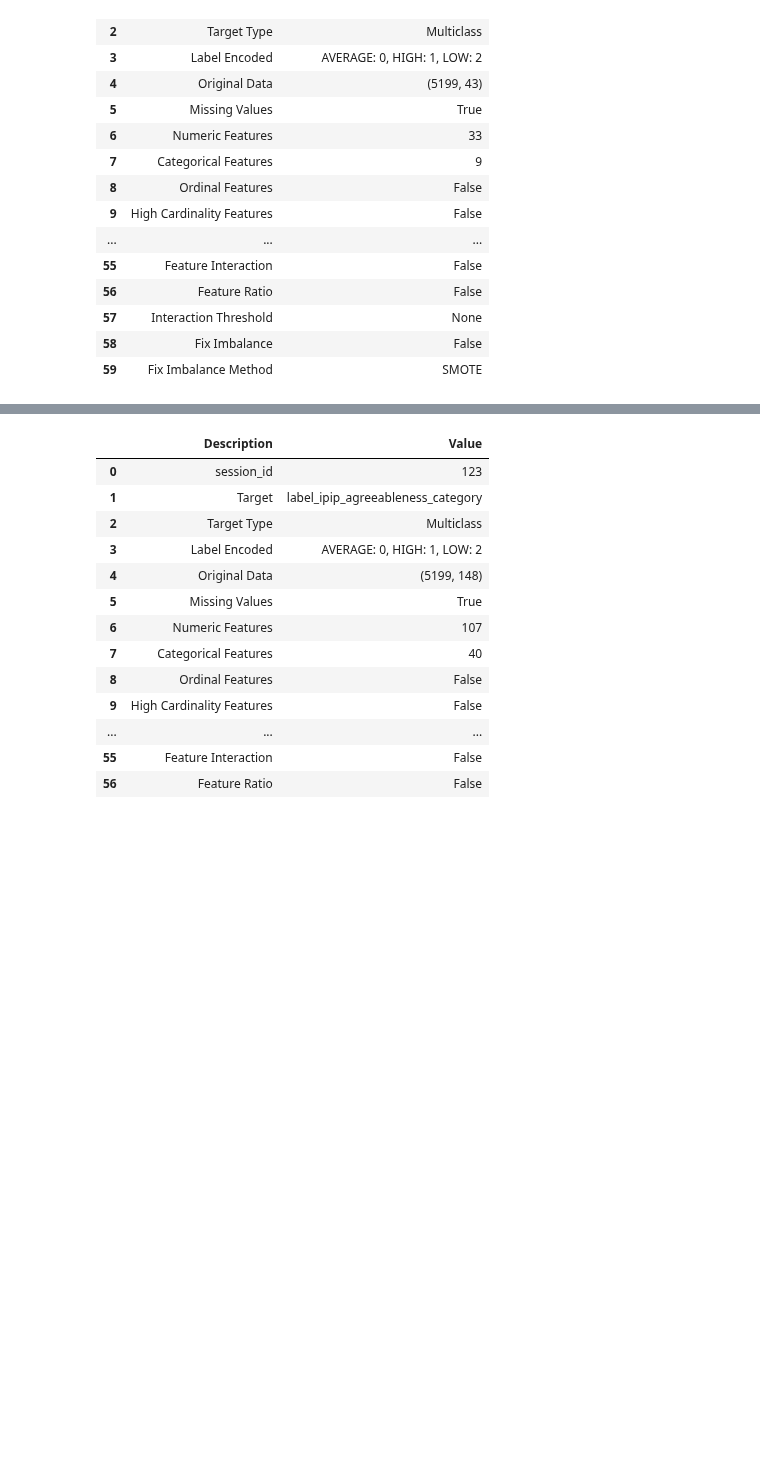
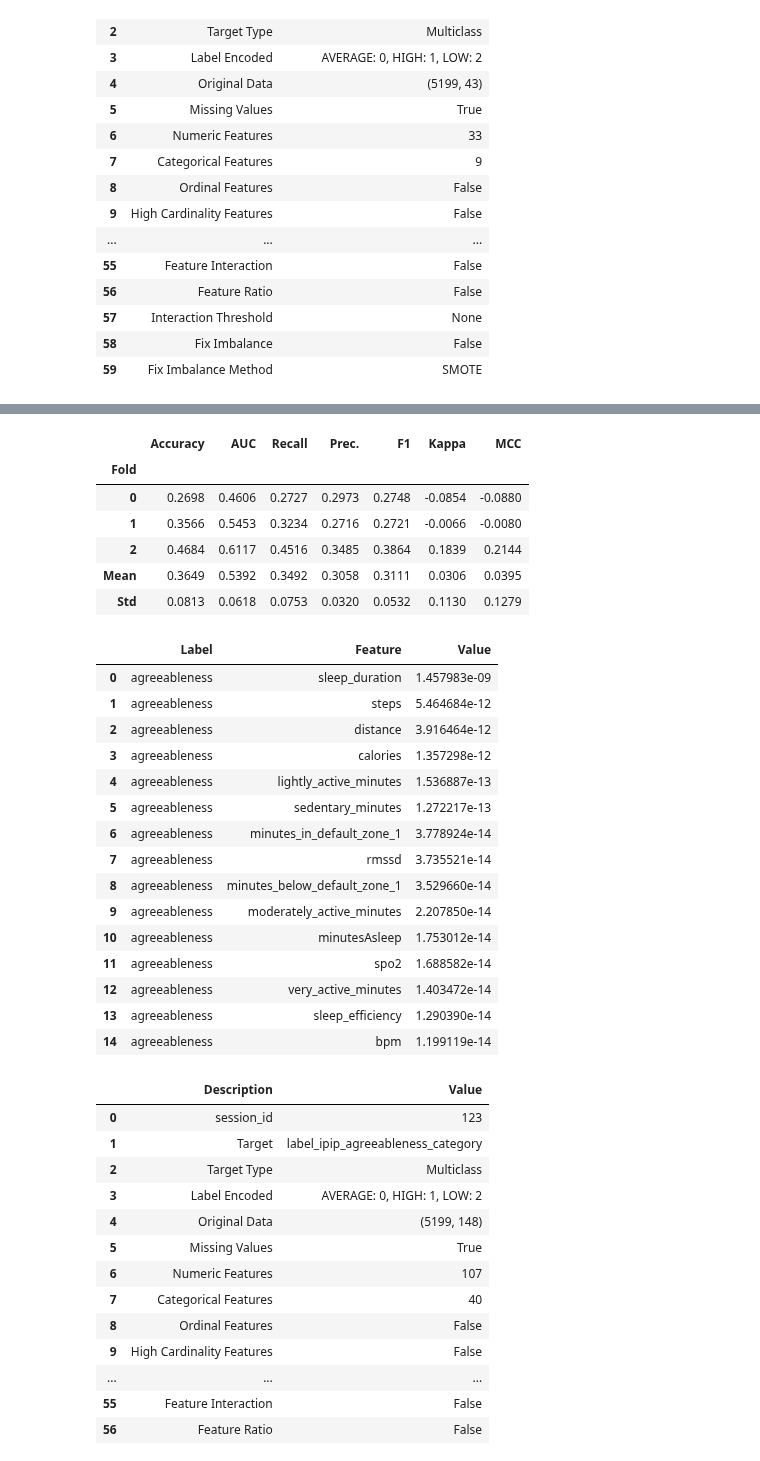
Before and after one commit to kcristinaa/RAIS-miniproject, a Jupyter notebook: notebooks_ml_models/predict_agreeableness.ipynb, the cells around one changed output, grey strips where cells are left out. Saved outputs shown, nothing was run; the diff lists cells and outputs as text; code cells hidden in the pictures; blank space fills up the shorter version.

```diff
--- a/notebooks_ml_models/predict_agreeableness.ipynb
+++ b/notebooks_ml_models/predict_agreeableness.ipynb
@@ -102,3 +102,38 @@ best = compare_models(sort = '%s'%metric) # change to F1 and AUC
+# %%
+lr = create_model('lr', fold=3)
+tuned_lr = tune_model(lr)
+d=pd.DataFrame({'Feature': get_config('X_train').columns, 'Value' : abs(tuned_lr.coef_[0])}).sort_values(by='Value', ascending=False)
+d.reset_index(inplace=True)
+d=d.head(15)
+d = d.drop(columns='index')
+d['Label'] = 'agreeableness'
+d = d[['Label', 'Feature', 'Value']]
+d.to_pickle('../data/feature_importances/agreeableness2.pkl')
+d
+# %% [output]
+|  | Accuracy | AUC | Recall | Prec. | F1 | Kappa | MCC |
+| Fold |  |  |  |  |  |  |  |
+| 0 | 0.2698 | 0.4606 | 0.2727 | 0.2973 | 0.2748 | -0.0854 | -0.0880 |
+| 1 | 0.3566 | 0.5453 | 0.3234 | 0.2716 | 0.2721 | -0.0066 | -0.0080 |
+| 2 | 0.4684 | 0.6117 | 0.4516 | 0.3485 | 0.3864 | 0.1839 | 0.2144 |
+| Mean | 0.3649 | 0.5392 | 0.3492 | 0.3058 | 0.3111 | 0.0306 | 0.0395 |
+| Std | 0.0813 | 0.0618 | 0.0753 | 0.0320 | 0.0532 | 0.1130 | 0.1279 |
+|  | Label | Feature | Value |
+| 0 | agreeableness | sleep_duration | 1.457983e-09 |
+| 1 | agreeableness | steps | 5.464684e-12 |
+| 2 | agreeableness | distance | 3.916464e-12 |
+| 3 | agreeableness | calories | 1.357298e-12 |
+| 4 | agreeableness | lightly_active_minutes | 1.536887e-13 |
+| 5 | agreeableness | sedentary_minutes | 1.272217e-13 |
+| 6 | agreeableness | minutes_in_default_zone_1 | 3.778924e-14 |
+| 7 | agreeableness | rmssd | 3.735521e-14 |
+| 8 | agreeableness | minutes_below_default_zone_1 | 3.529660e-14 |
+| 9 | agreeableness | moderately_active_minutes | 2.207850e-14 |
+| 10 | agreeableness | minutesAsleep | 1.753012e-14 |
+| 11 | agreeableness | spo2 | 1.688582e-14 |
+| 12 | agreeableness | very_active_minutes | 1.403472e-14 |
+| 13 | agreeableness | sleep_efficiency | 1.290390e-14 |
+| 14 | agreeableness | bpm | 1.199119e-14 |
 # %%
 aggreableness = df_pre.drop(columns=['date', 'label_sema_negative_feelings', 'label_ipip_extraversion_category', 'label_ipip_conscientiousness_category','label_ipip_stability_category', 'label_ipip_intellect_category', 'label_stai_stress_category', 'label_panas_negative_affect', 'label_ttm_stage', 'label_breq_self_determination'])
 # %%
```
Also changed, not shown: parts of 6 cells of this notebook, 48 other files.
